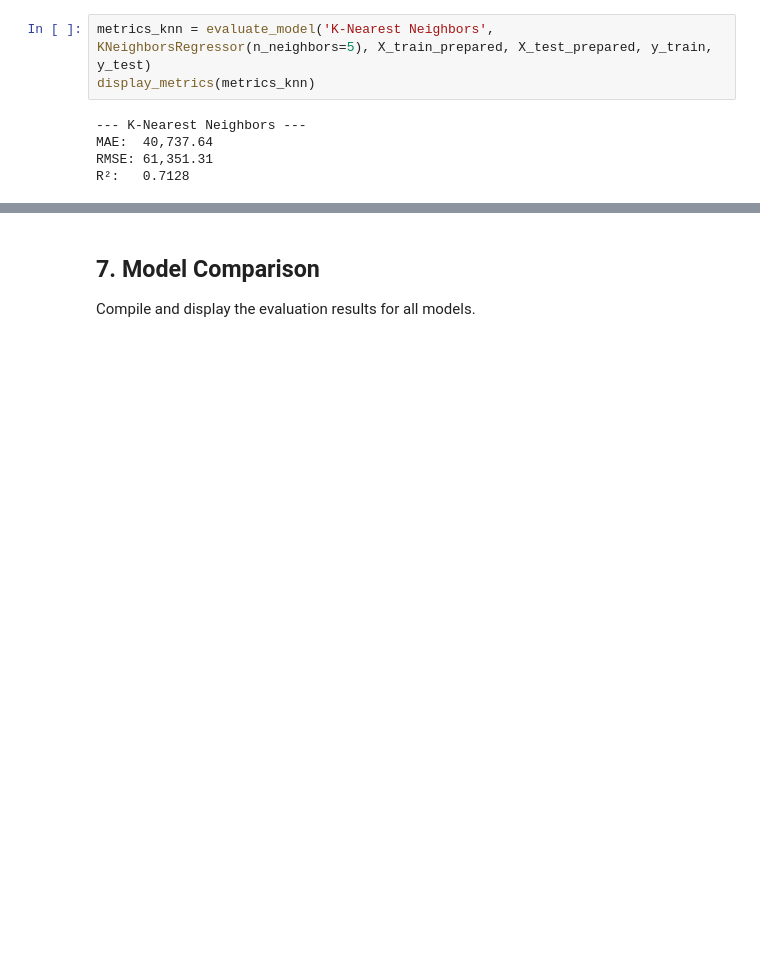
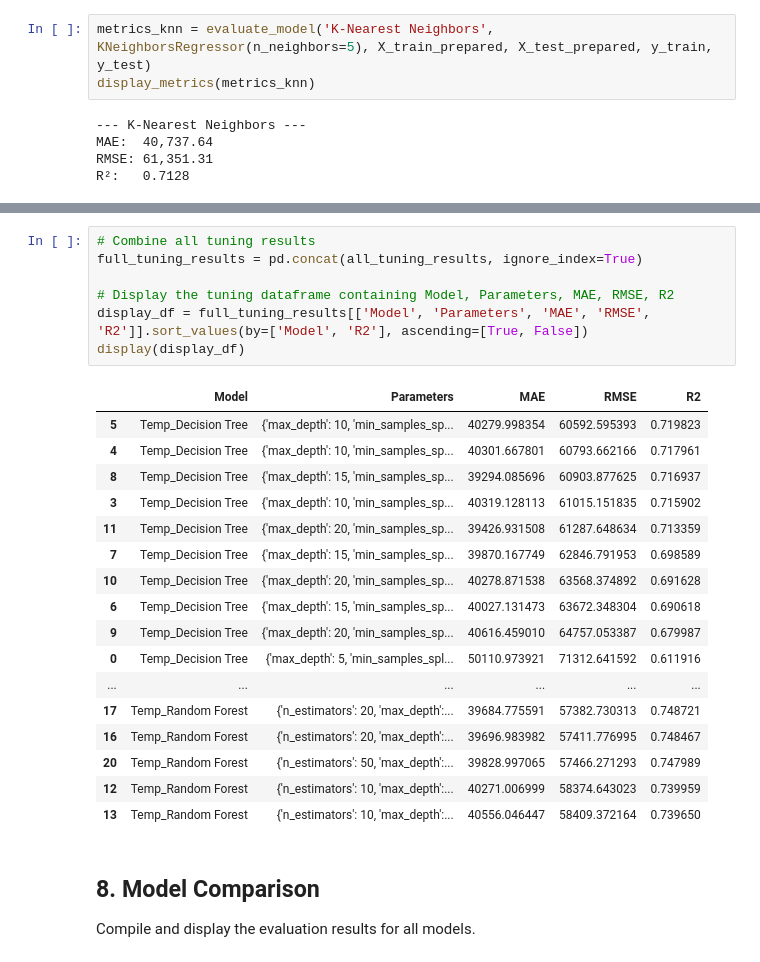
Before and after one commit to nikhileswark12/house-price-prediction, a Jupyter notebook: House_Price_Prediction.ipynb, the cells around one changed output, grey strips where cells are left out. Cells and saved outputs as stored; diff of their text form; blank space fills up the shorter version.

```diff
--- a/House_Price_Prediction.ipynb
+++ b/House_Price_Prediction.ipynb
@@ -515,5 +670,30 @@ R²:   0.7128
+# %%
+# Combine all tuning results
+full_tuning_results = pd.concat(all_tuning_results, ignore_index=True)
+
+# Display the tuning dataframe containing Model, Parameters, MAE, RMSE, R2
+display_df = full_tuning_results[['Model', 'Parameters', 'MAE', 'RMSE', 'R2']].sort_values(by=['Model', 'R2'], ascending=[True, False])
+display(display_df)
+# %% [output]
+|  | Model | Parameters | MAE | RMSE | R2 |
+| 5 | Temp_Decision Tree | {'max_depth': 10, 'min_samples_sp... | 40279.998354 | 60592.595393 | 0.719823 |
+| 4 | Temp_Decision Tree | {'max_depth': 10, 'min_samples_sp... | 40301.667801 | 60793.662166 | 0.717961 |
+| 8 | Temp_Decision Tree | {'max_depth': 15, 'min_samples_sp... | 39294.085696 | 60903.877625 | 0.716937 |
+| 3 | Temp_Decision Tree | {'max_depth': 10, 'min_samples_sp... | 40319.128113 | 61015.151835 | 0.715902 |
+| 11 | Temp_Decision Tree | {'max_depth': 20, 'min_samples_sp... | 39426.931508 | 61287.648634 | 0.713359 |
+| 7 | Temp_Decision Tree | {'max_depth': 15, 'min_samples_sp... | 39870.167749 | 62846.791953 | 0.698589 |
+| 10 | Temp_Decision Tree | {'max_depth': 20, 'min_samples_sp... | 40278.871538 | 63568.374892 | 0.691628 |
+| 6 | Temp_Decision Tree | {'max_depth': 15, 'min_samples_sp... | 40027.131473 | 63672.348304 | 0.690618 |
+| 9 | Temp_Decision Tree | {'max_depth': 20, 'min_samples_sp... | 40616.459010 | 64757.053387 | 0.679987 |
+| 0 | Temp_Decision Tree | {'max_depth': 5, 'min_samples_spl... | 50110.973921 | 71312.641592 | 0.611916 |
+| ... | ... | ... | ... | ... | ... |
+| 17 | Temp_Random Forest | {'n_estimators': 20, 'max_depth':... | 39684.775591 | 57382.730313 | 0.748721 |
+| 16 | Temp_Random Forest | {'n_estimators': 20, 'max_depth':... | 39696.983982 | 57411.776995 | 0.748467 |
+| 20 | Temp_Random Forest | {'n_estimators': 50, 'max_depth':... | 39828.997065 | 57466.271293 | 0.747989 |
+| 12 | Temp_Random Forest | {'n_estimators': 10, 'max_depth':... | 40271.006999 | 58374.643023 | 0.739959 |
+| 13 | Temp_Random Forest | {'n_estimators': 10, 'max_depth':... | 40556.046447 | 58409.372164 | 0.739650 |
 # %% [markdown]
-## 7. Model Comparison
+## 8. Model Comparison
 Compile and display the evaluation results for all models.
 # %%
 import pandas as pd
```
Also changed, not shown: parts of 11 cells of this notebook, 1 other file.
